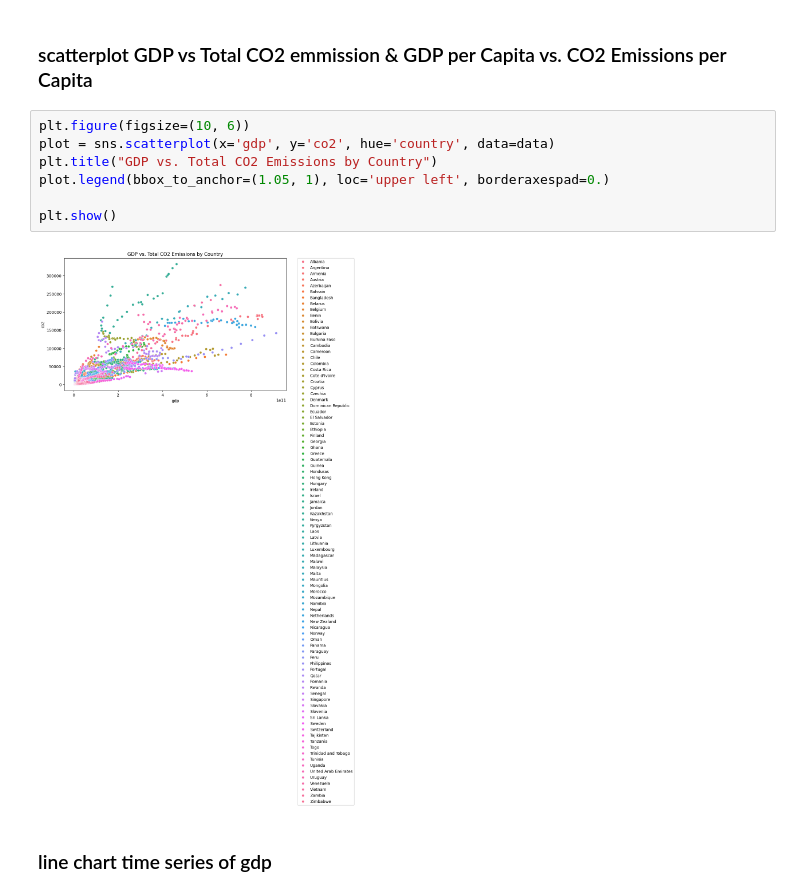
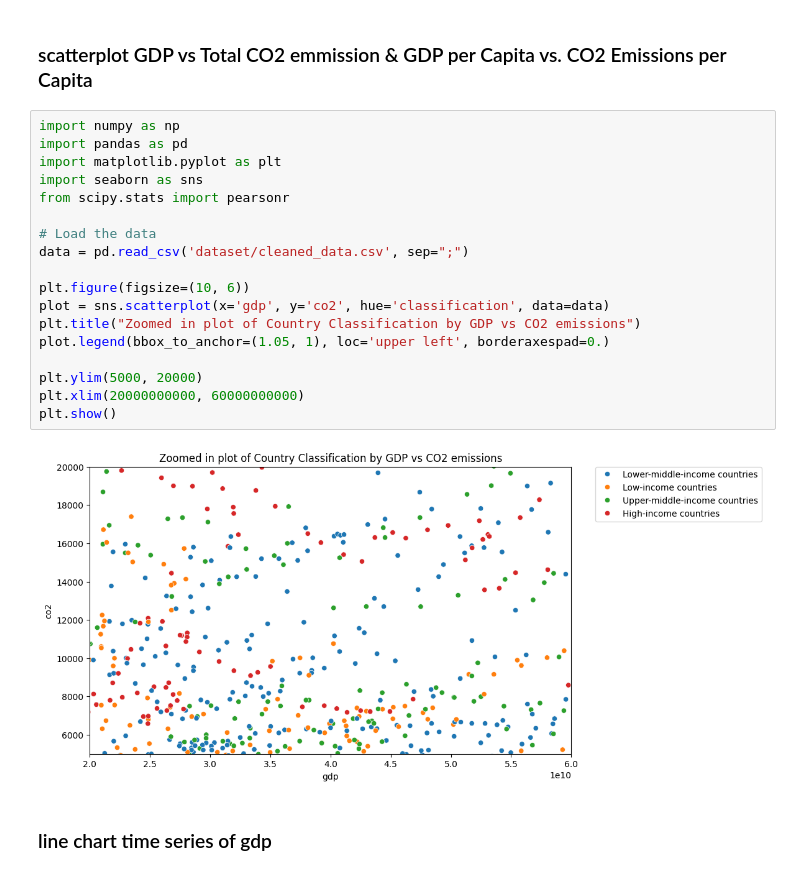
Before and after one commit to avondas/DataScience, a Jupyter notebook: data_vis.ipynb, the cells around one changed output. Saved outputs shown, nothing was run; the diff lists cells and outputs as text.

```diff
--- a/data_vis.ipynb
+++ b/data_vis.ipynb
@@ -66,14 +254,25 @@ plt.show()
 # %% [markdown]
 ### scatterplot GDP vs Total CO2 emmission & GDP per Capita vs. CO2 Emissions per Capita
 # %%
+import numpy as np
+import pandas as pd
+import matplotlib.pyplot as plt
+import seaborn as sns
+from scipy.stats import pearsonr
+
+# Load the data
+data = pd.read_csv('dataset/cleaned_data.csv', sep=";")
+
 plt.figure(figsize=(10, 6))
-plot = sns.scatterplot(x='gdp', y='co2', hue='country', data=data)
-plt.title("GDP vs. Total CO2 Emissions by Country")
+plot = sns.scatterplot(x='gdp', y='co2', hue='classification', data=data)
+plt.title("Zoomed in plot of Country Classification by GDP vs CO2 emissions")
 plot.legend(bbox_to_anchor=(1.05, 1), loc='upper left', borderaxespad=0.)
 
+plt.ylim(5000, 20000)
+plt.xlim(20000000000, 60000000000)
 plt.show()
 # %% [output]
-[figure, old version]
+[figure, new version]
 # %% [markdown]
 ### line chart time series of gdp
 # %%
```
Also changed, not shown: parts of 7 cells of this notebook, 6 other files.
